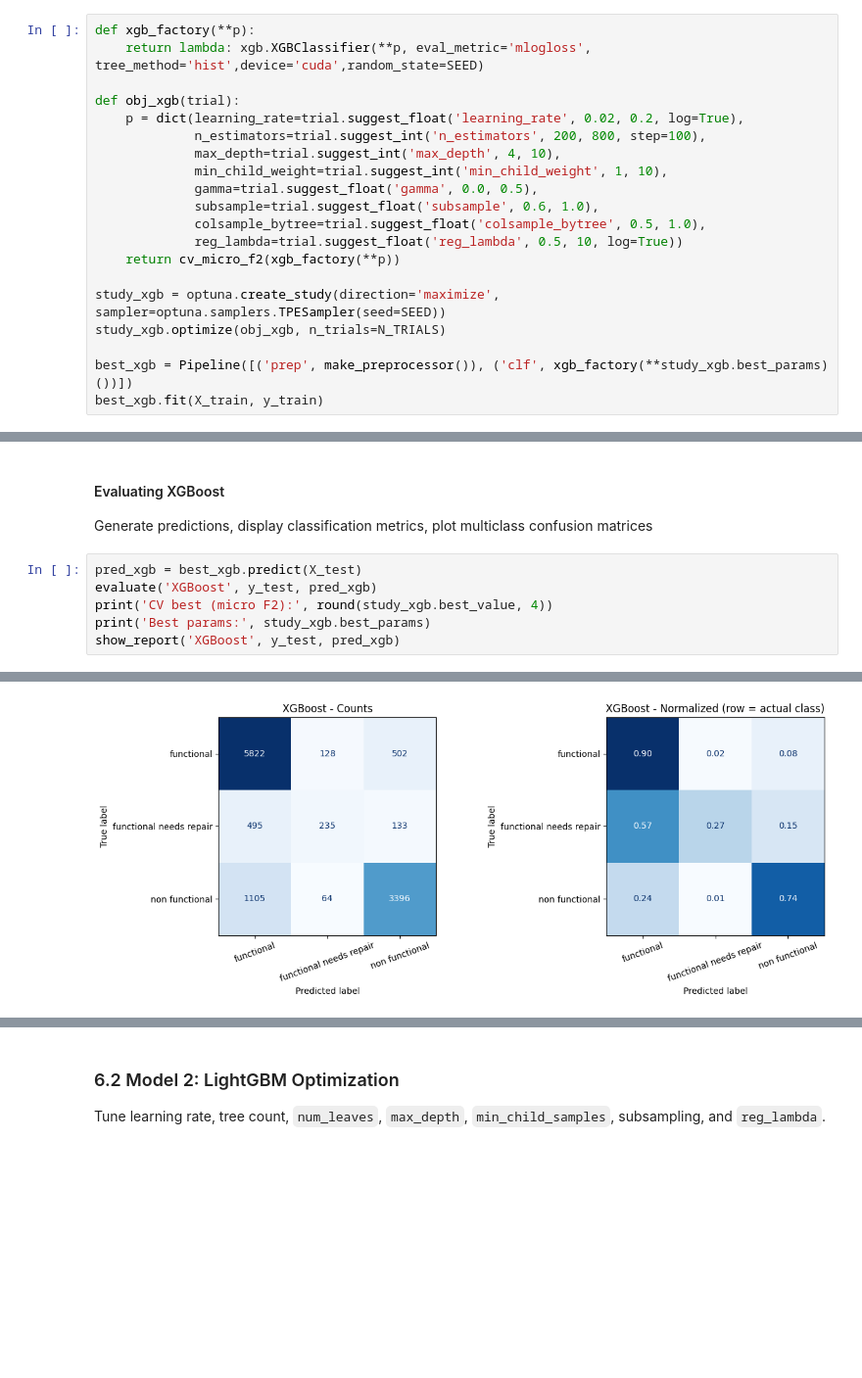
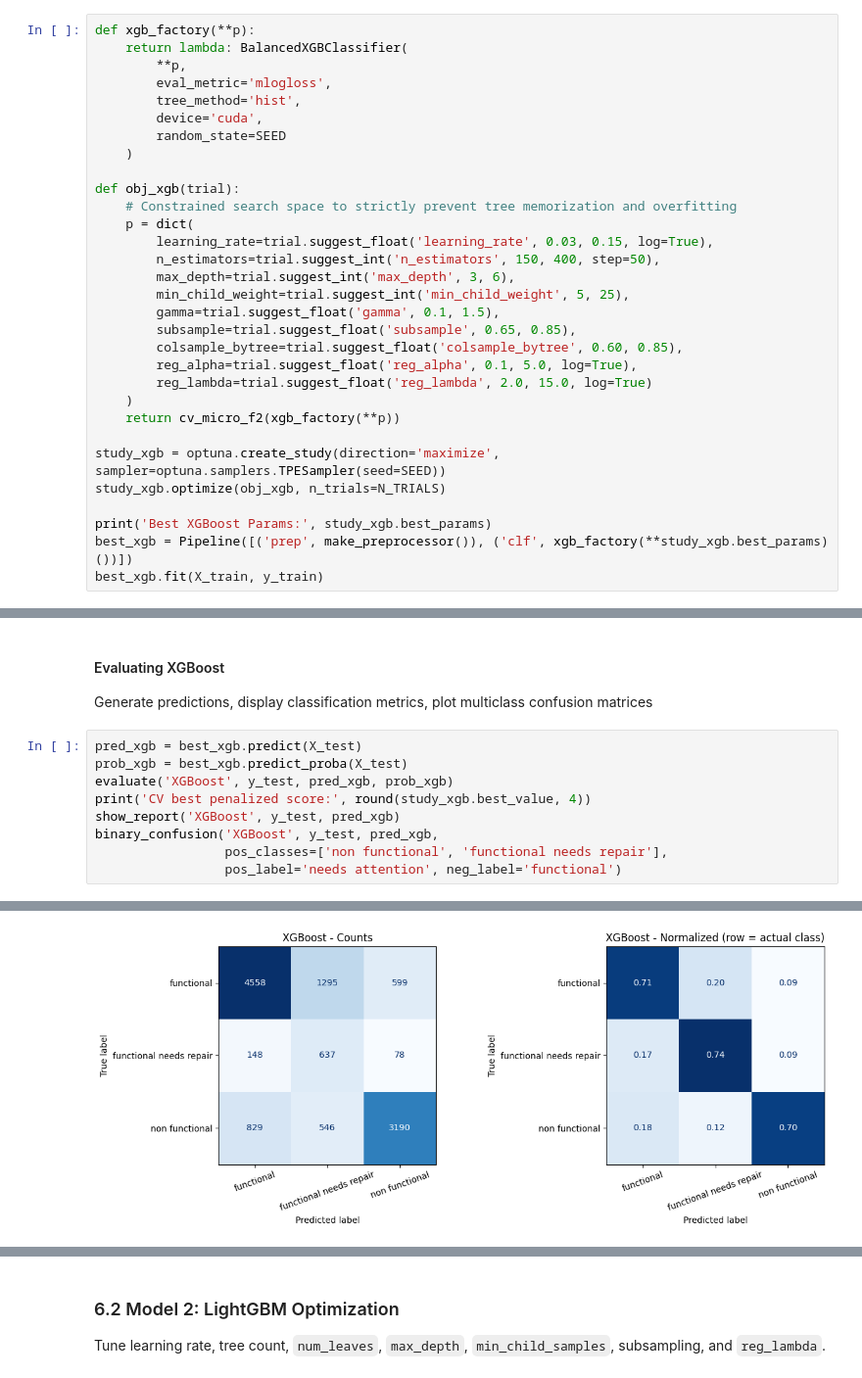
Before and after one commit to Sippakorn-D/Predicting-the-Functionality-of-Water-Pumps-with-XGBoost, a Jupyter notebook: tanzania_waterpoint_modeling_pipeline.ipynb, the cells around one changed output, grey strips where cells are left out. Shown at 98% size. Saved outputs shown, nothing was run; the diff lists cells and outputs as text; blank space fills up the shorter version.

```diff
--- a/tanzania_waterpoint_modeling_pipeline.ipynb
+++ b/tanzania_waterpoint_modeling_pipeline.ipynb
@@ -291,22 +352,33 @@ except Exception as e:
 GPU ready: XGBoost is successfully using device='cuda'!
 # %%
 def xgb_factory(**p):
-    return lambda: xgb.XGBClassifier(**p, eval_metric='mlogloss', tree_method='hist',device='cuda',random_state=SEED)
+    return lambda: BalancedXGBClassifier(
+        **p,
+        eval_metric='mlogloss',
+        tree_method='hist',
+        device='cuda',
+        random_state=SEED
+    )
 
 def obj_xgb(trial):
-    p = dict(learning_rate=trial.suggest_float('learning_rate', 0.02, 0.2, log=True),
-             n_estimators=trial.suggest_int('n_estimators', 200, 800, step=100),
-             max_depth=trial.suggest_int('max_depth', 4, 10),
-             min_child_weight=trial.suggest_int('min_child_weight', 1, 10),
-             gamma=trial.suggest_float('gamma', 0.0, 0.5),
-             subsample=trial.suggest_float('subsample', 0.6, 1.0),
-             colsample_bytree=trial.suggest_float('colsample_bytree', 0.5, 1.0),
-             reg_lambda=trial.suggest_float('reg_lambda', 0.5, 10, log=True))
+    # Constrained search space to strictly prevent tree memorization and overfitting
+    p = dict(
+        learning_rate=trial.suggest_float('learning_rate', 0.03, 0.15, log=True),
+        n_estimators=trial.suggest_int('n_estimators', 150, 400, step=50),
+        max_depth=trial.suggest_int('max_depth', 3, 6),
+        min_child_weight=trial.suggest_int('min_child_weight', 5, 25),
+        gamma=trial.suggest_float('gamma', 0.1, 1.5),
+        subsample=trial.suggest_float('subsample', 0.65, 0.85),
+        colsample_bytree=trial.suggest_float('colsample_bytree', 0.60, 0.85),
+        reg_alpha=trial.suggest_float('reg_alpha', 0.1, 5.0, log=True),
+        reg_lambda=trial.suggest_float('reg_lambda', 2.0, 15.0, log=True)
+    )
     return cv_micro_f2(xgb_factory(**p))
 
 study_xgb = optuna.create_study(direction='maximize', sampler=optuna.samplers.TPESampler(seed=SEED))
 study_xgb.optimize(obj_xgb, n_trials=N_TRIALS)
 
+print('Best XGBoost Params:', study_xgb.best_params)
 best_xgb = Pipeline([('prep', make_preprocessor()), ('clf', xgb_factory(**study_xgb.best_params)())])
 best_xgb.fit(X_train, y_train)
 # %% [output]
@@ -332,8 +405,11 @@ Pipeline(steps=[('prep',
 Generate predictions, display classification metrics, plot multiclass confusion matrices
 # %%
 pred_xgb = best_xgb.predict(X_test)
-evaluate('XGBoost', y_test, pred_xgb)
-print('CV best (micro F2):', round(study_xgb.best_value, 4))
-print('Best params:', study_xgb.best_params)
+prob_xgb = best_xgb.predict_proba(X_test)
+evaluate('XGBoost', y_test, pred_xgb, prob_xgb)
+print('CV best penalized score:', round(study_xgb.best_value, 4))
 show_report('XGBoost', y_test, pred_xgb)
+binary_confusion('XGBoost', y_test, pred_xgb,
+                 pos_classes=['non functional', 'functional needs repair'],
+                 pos_label='needs attention', neg_label='functional')
 # %% [output]
@@ -353 +428 @@ functional needs repair      0.550     0.272     0.364       863
-[figure, old version]
+[figure, new version]
```
Also changed, not shown: parts of 32 cells of this notebook, 7 other files.
